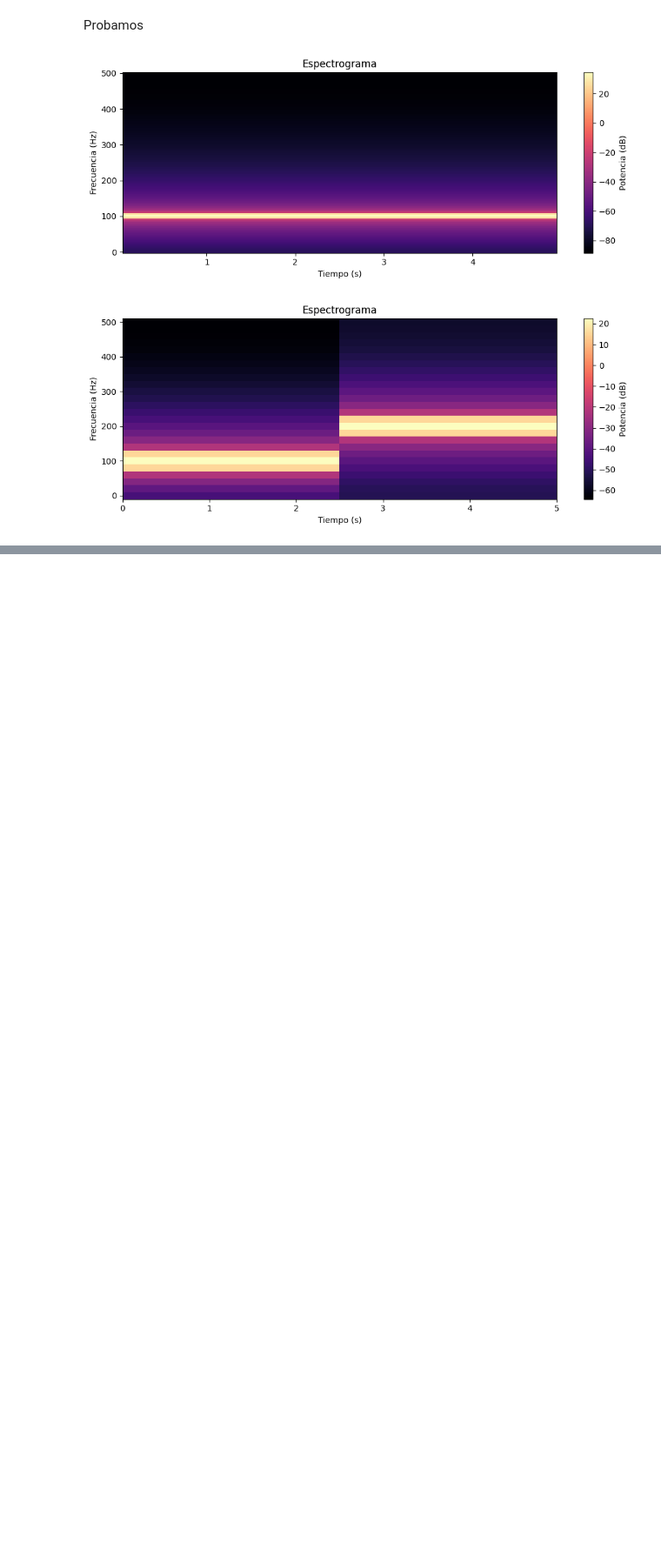
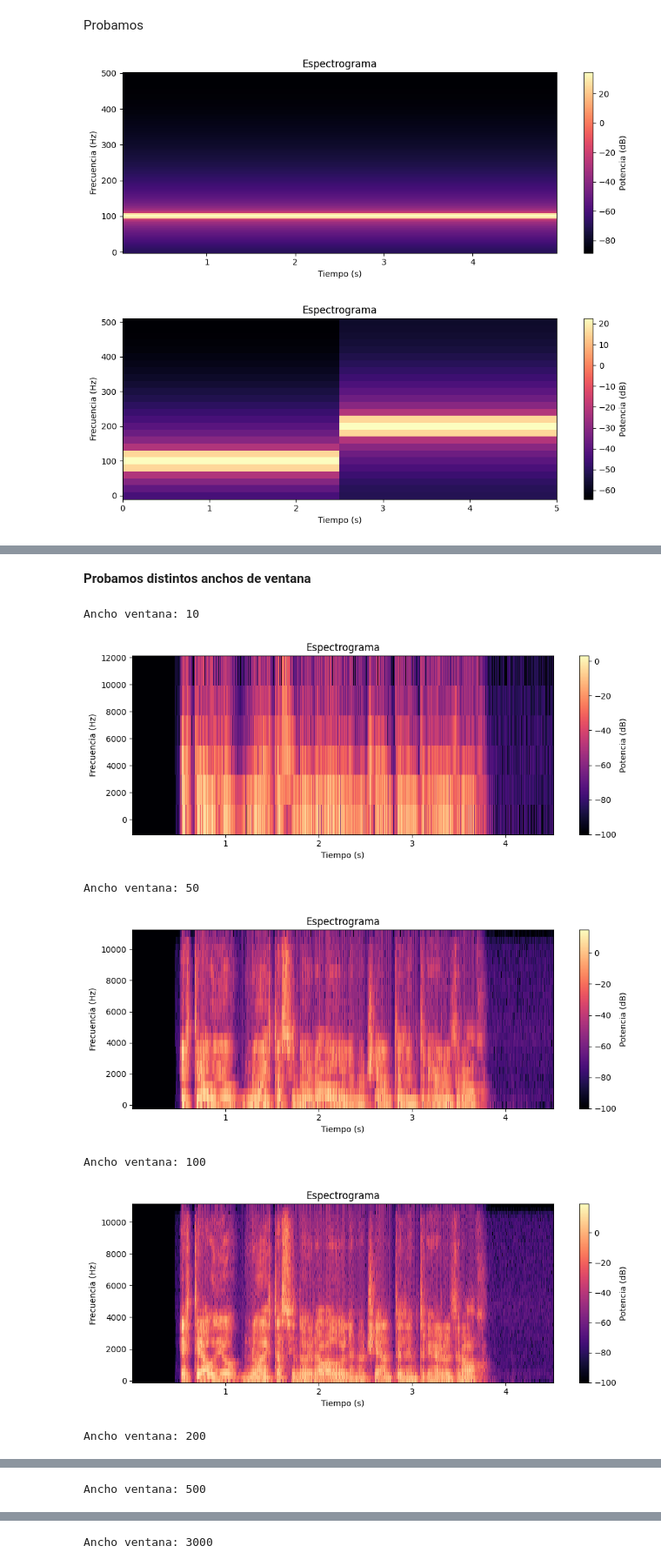
Before and after one commit to s4nt1lu1/pds, a Jupyter notebook: TP6/main.ipynb, the cells around one changed output, grey strips where cells are left out. Shown at 87% size. Drawn from its saved outputs; the diff is of its cells as text; code cells hidden in the pictures; blank space fills up the shorter version.

```diff
--- a/TP6/main.ipynb
+++ b/TP6/main.ipynb
@@ -11,7 +14,8 @@ def get_window(name):
         "square": np.ones,
         "hamming": np.hamming,
         "hanning": np.hanning,
-        "blackman": np.blackman
+        "blackman": np.blackman,
+        "gaussian": lambda N: np.exp(-0.5 * ((np.arange(N) - (N-1)/2) / (0.4 * (N-1)/2))**2)
     }
     window = windows[name] if name in windows.keys() else default
     return window
@@ -52,7 +56,7 @@ def generate_spectrogram(x,fm,window_size=256, n_overlap=None, window_type="hamm
         S[:,k] = np.abs(freqs_window)**2
 
     freqs = np.arange(0,fm/2 + 1, delta_f)
-    S_db = 10 * np.log10(S)
+    S_db = 10 * np.log10(np.maximum(S, 1e-10))
 
     return times, freqs, S_db
 
@@ -92,0 +106,17 @@ plot_spectogram(times,freqs,S_db)
+# %% [markdown]
+**Probamos distintos anchos de ventana**
+# %%
+sizes = [10,50,100,200,500, 3000]
+
+for window_size in sizes:
+    print(f"Ancho ventana: {window_size}")
+    times, freqs, S_db = generate_spectrogram(y,sr,window_size=window_size)
+    plot_spectogram(times,freqs,S_db)
+# %% [output]
+Ancho ventana: 10
+[figure, added]
+Ancho ventana: 50
+[figure, added]
+Ancho ventana: 100
+[figure, added]
+Ancho ventana: 200
@@ -92,0 +124 @@ plot_spectogram(times,freqs,S_db)
+Ancho ventana: 500
@@ -92,0 +126 @@ plot_spectogram(times,freqs,S_db)
+Ancho ventana: 3000
```
Also changed, not shown: parts of 20 cells of this notebook, 4 other files.
